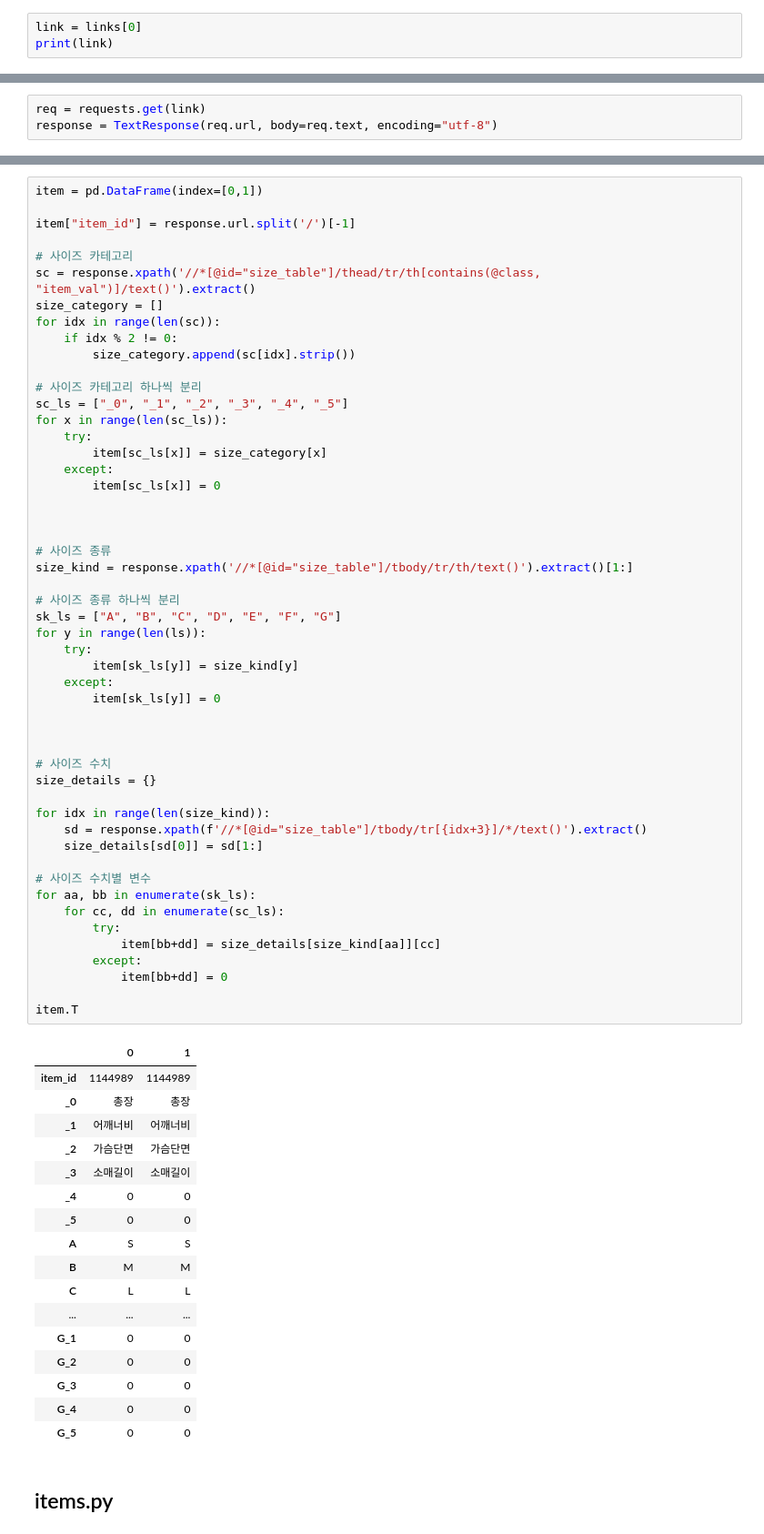
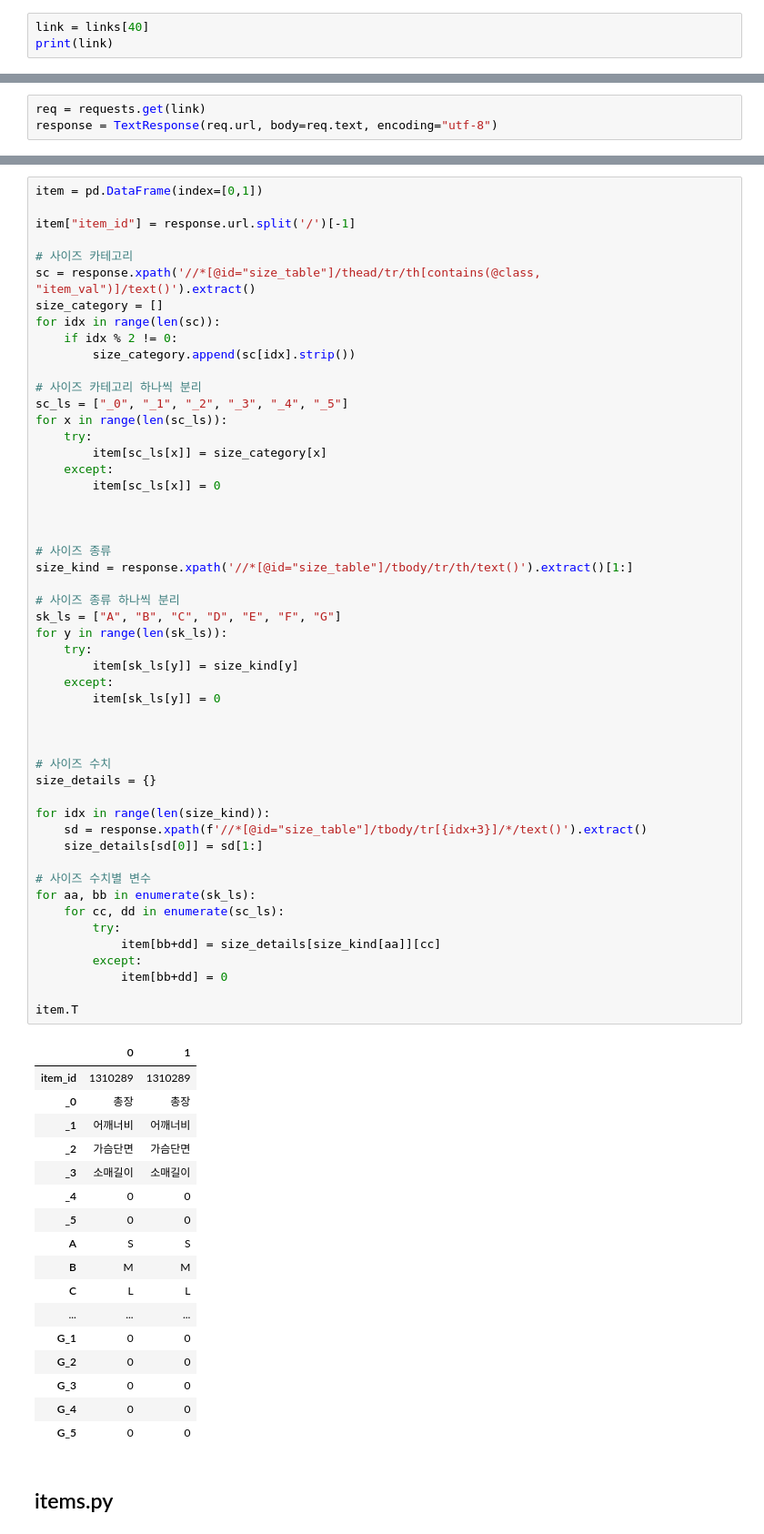
Before and after one commit to dockyum/mymusinsa-dss, a Jupyter notebook: size_crawler.ipynb, the cells around one changed output, grey strips where cells are left out. Shown: that part at 91% size. Saved outputs shown, nothing was run; the diff lists cells and outputs as text.

```diff
--- a/size_crawler.ipynb
+++ b/size_crawler.ipynb
@@ -41,6 +42,6 @@ len(links), links[71]
 # %% [markdown]
 ### info
 # %%
-link = links[0]
+link = links[40]
 print(link)
 # %% [output]
@@ -78,35 +74,35 @@ for x in range(len(sc_ls)):
 # 사이즈 종류
 size_kind = response.xpath('//*[@id="size_table"]/tbody/tr/th/text()').extract()[1:]
 
 # 사이즈 종류 하나씩 분리
 sk_ls = ["A", "B", "C", "D", "E", "F", "G"]
-for y in range(len(ls)):
+for y in range(len(sk_ls)):
     try:
         item[sk_ls[y]] = size_kind[y]
     except:
         item[sk_ls[y]] = 0
 
 
 
 # 사이즈 수치
 size_details = {}
 
 for idx in range(len(size_kind)):
     sd = response.xpath(f'//*[@id="size_table"]/tbody/tr[{idx+3}]/*/text()').extract()
     size_details[sd[0]] = sd[1:]
 
 # 사이즈 수치별 변수
 for aa, bb in enumerate(sk_ls):
     for cc, dd in enumerate(sc_ls):
         try:
             item[bb+dd] = size_details[size_kind[aa]][cc]
         except:
             item[bb+dd] = 0
 
 item.T
 # %% [output]
 |  | 0 | 1 |
-| item_id | 1144989 | 1144989 |
+| item_id | 1310289 | 1310289 |
 | _0 | 총장 | 총장 |
 | _1 | 어깨너비 | 어깨너비 |
 | _2 | 가슴단면 | 가슴단면 |
```
Also changed, not shown: parts of 21 cells of this notebook, 4 other files.
